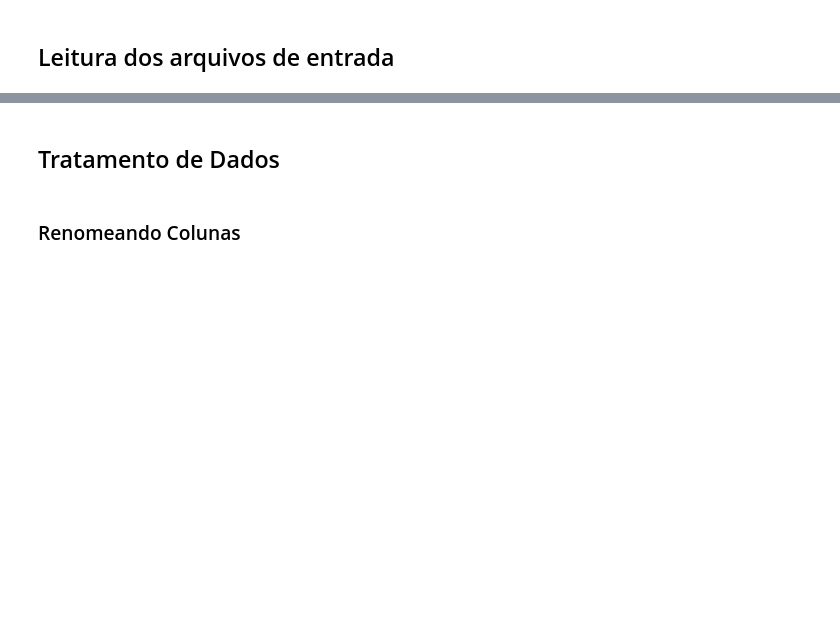
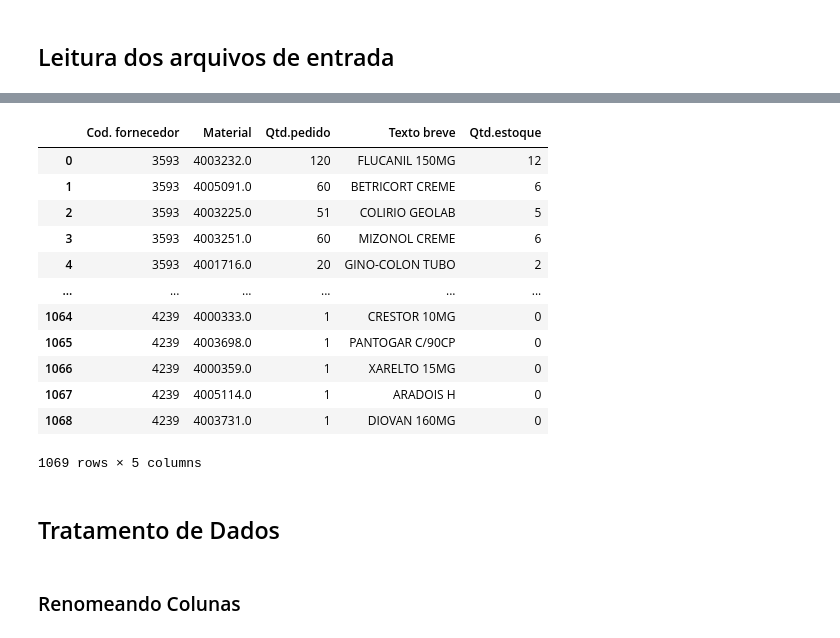
Before and after one commit to julia-freitas/desafio-bemol-DS, a Jupyter notebook: Aula_03/Aula_03.ipynb, the cells around one changed output, grey strips where cells are left out. Drawn from its saved outputs; the diff is of its cells as text; code cells hidden in the pictures; blank space fills up the shorter version.

Commit message:
add leitura arq de entrada - aula_03

```diff
--- a/Aula_03/Aula_03.ipynb
+++ b/Aula_03/Aula_03.ipynb
@@ -63,3 +76,21 @@ renomear as minhas colunas, para padronizar os nomes entre todos os datasets:
+# %%
+df_pedidos = pd.read_csv("https://raw.githubusercontent.com/julia-freitas/desafio-bemol-DS/master/Aula_03/resources/pedidos.txt", sep='|', skiprows=2, encoding='latin-1' )
+# %%
+df_pedidos
+# %% [output]
+|  | Cod. fornecedor | Material | Qtd.pedido | Texto breve | Qtd.estoque |
+| 0 | 3593 | 4003232.0 | 120 | FLUCANIL 150MG | 12 |
+| 1 | 3593 | 4005091.0 | 60 | BETRICORT CREME | 6 |
+| 2 | 3593 | 4003225.0 | 51 | COLIRIO GEOLAB | 5 |
+| 3 | 3593 | 4003251.0 | 60 | MIZONOL CREME | 6 |
+| 4 | 3593 | 4001716.0 | 20 | GINO-COLON TUBO | 2 |
+| ... | ... | ... | ... | ... | ... |
+| 1064 | 4239 | 4000333.0 | 1 | CRESTOR 10MG | 0 |
+| 1065 | 4239 | 4003698.0 | 1 | PANTOGAR C/90CP | 0 |
+| 1066 | 4239 | 4000359.0 | 1 | XARELTO 15MG | 0 |
+| 1067 | 4239 | 4005114.0 | 1 | ARADOIS H | 0 |
+| 1068 | 4239 | 4003731.0 | 1 | DIOVAN 160MG | 0 |
+1069 rows × 5 columns
 # %% [markdown]
 ## Tratamento de Dados
 # %% [markdown]
```
Also changed, not shown: parts of 36 cells of this notebook, 2 other files.
